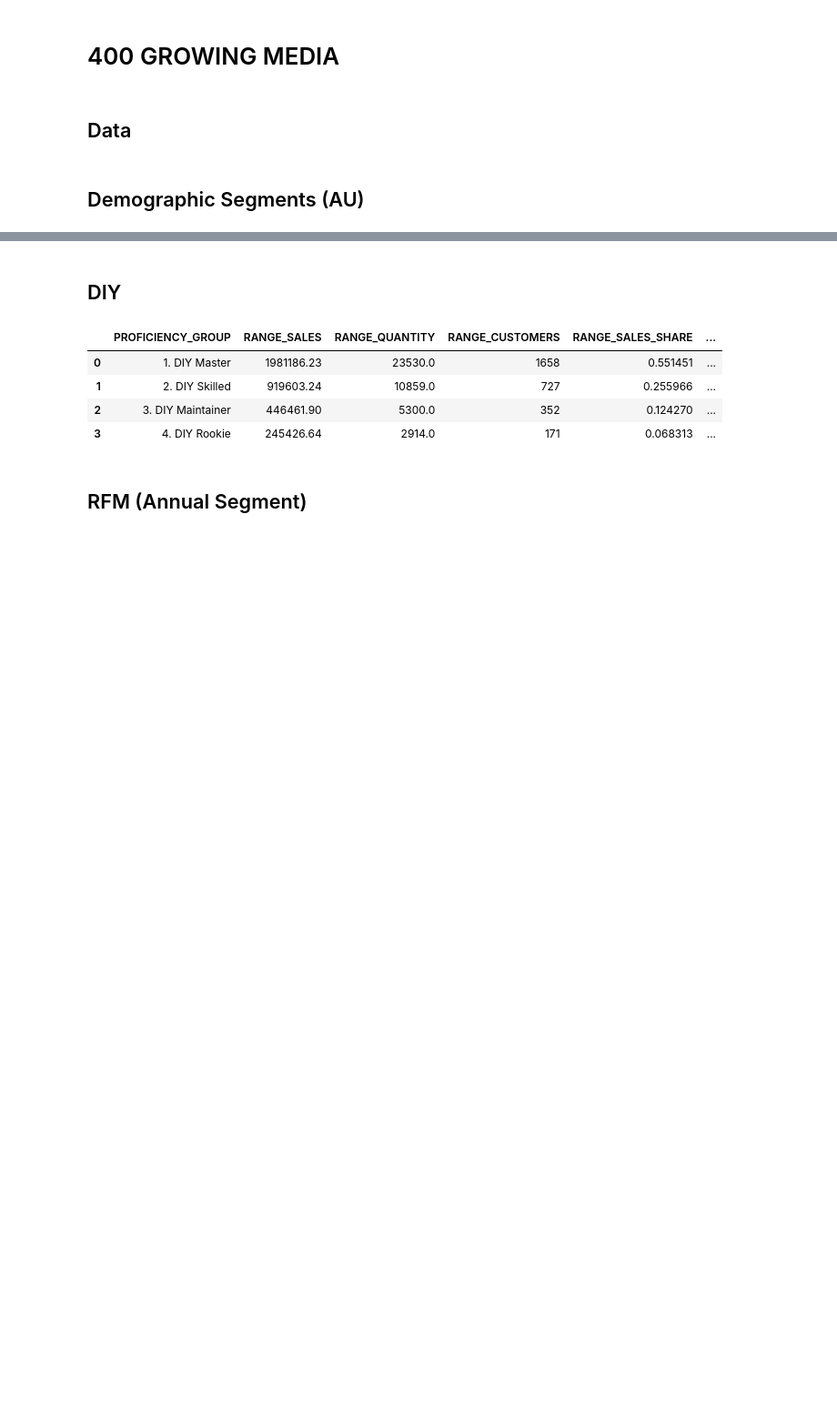
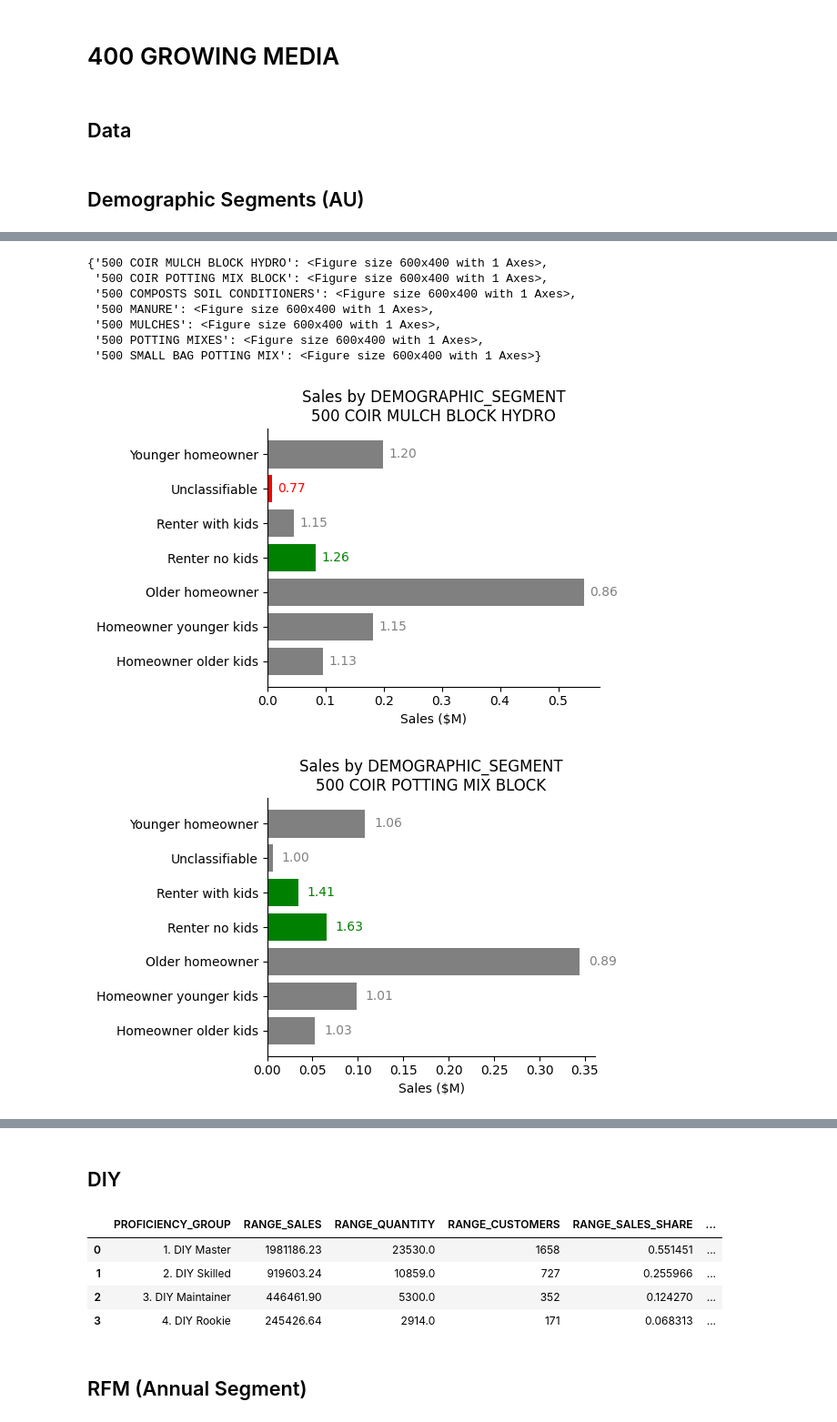
Before and after one commit to Meiji-Tran/Merch-Insights, a Jupyter notebook: NZ pest control & growing media/profiling.ipynb, the cells around one changed output, grey strips where cells are left out. Shown at 91% size. Cells and saved outputs as stored; diff of their text form; code cells hidden in the pictures; blank space fills up the shorter version.

```diff
--- a/NZ pest control & growing media/profiling.ipynb
+++ b/NZ pest control & growing media/profiling.ipynb
@@ -109,0 +157,12 @@ GM_ds
+# %%
+generate_segment_charts(df=GM_ds, field="DEMOGRAPHIC_SEGMENT", level="ITEM_CLASS_NAME")
+# %% [output]
+{'500 COIR MULCH BLOCK HYDRO': <Figure size 600x400 with 1 Axes>,
+ '500 COIR POTTING MIX BLOCK': <Figure size 600x400 with 1 Axes>,
+ '500 COMPOSTS SOIL CONDITIONERS': <Figure size 600x400 with 1 Axes>,
+ '500 MANURE': <Figure size 600x400 with 1 Axes>,
+ '500 MULCHES': <Figure size 600x400 with 1 Axes>,
+ '500 POTTING MIXES': <Figure size 600x400 with 1 Axes>,
+ '500 SMALL BAG POTTING MIX': <Figure size 600x400 with 1 Axes>}
+[figure, added]
+[figure, added]
```
Also changed, not shown: parts of 7 cells of this notebook, 3 other files.
